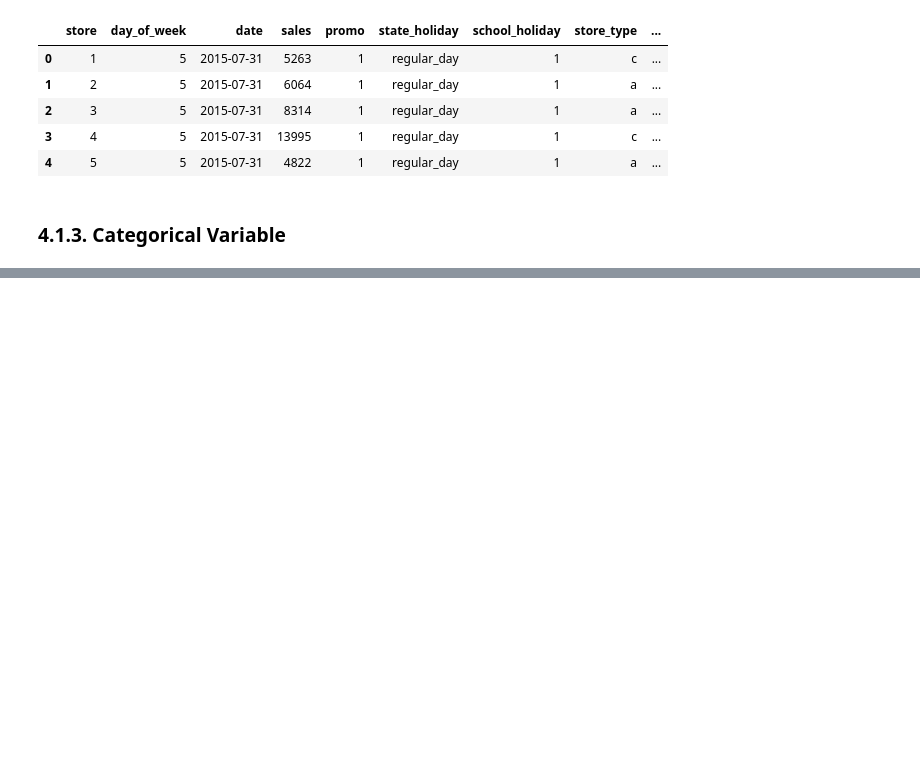
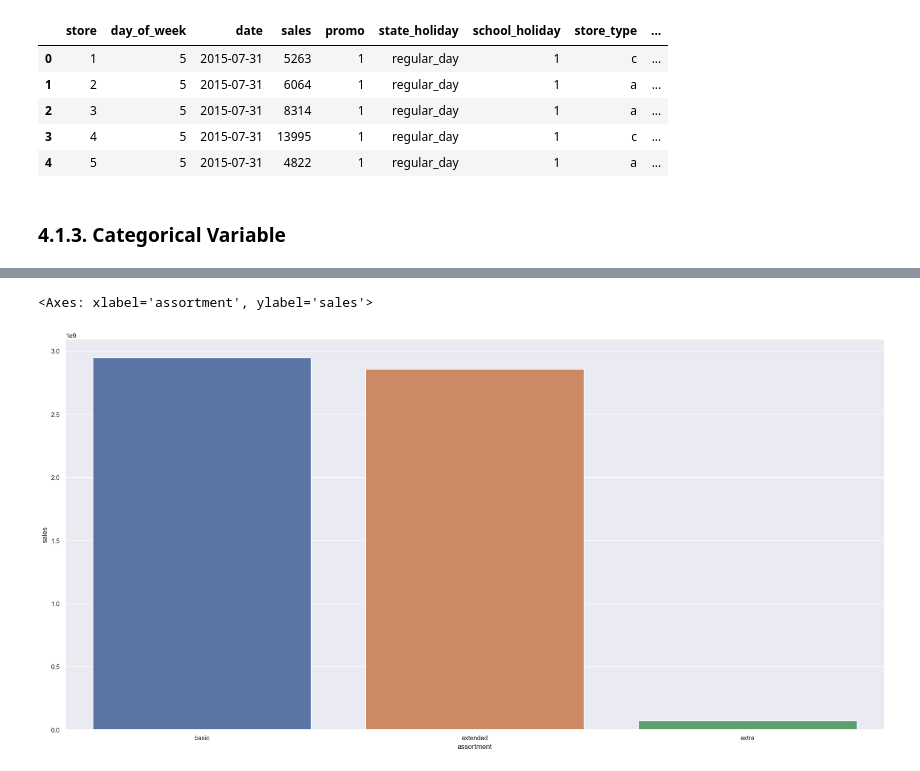
Before and after one commit to dslucasribeiro/rossmann, a Jupyter notebook: v01_store_salles_prediction.ipynb, the cells around one changed output, grey strips where cells are left out. Drawn from its saved outputs; the diff is of its cells as text; code cells hidden in the pictures; blank space fills up the shorter version.

```diff
--- a/v01_store_salles_prediction.ipynb
+++ b/v01_store_salles_prediction.ipynb
@@ -431,0 +432,7 @@ KeyError: 0
+# %%
+aux01 = df4[['assortment', 'sales']].groupby('assortment')['sales'].sum().reset_index()
+# %%
+sns.barplot(aux01, x='assortment', y='sales')
+# %% [output]
+<Axes: xlabel='assortment', ylabel='sales'>
+[figure, added]
```
Also changed, not shown: parts of 17 cells of this notebook.
